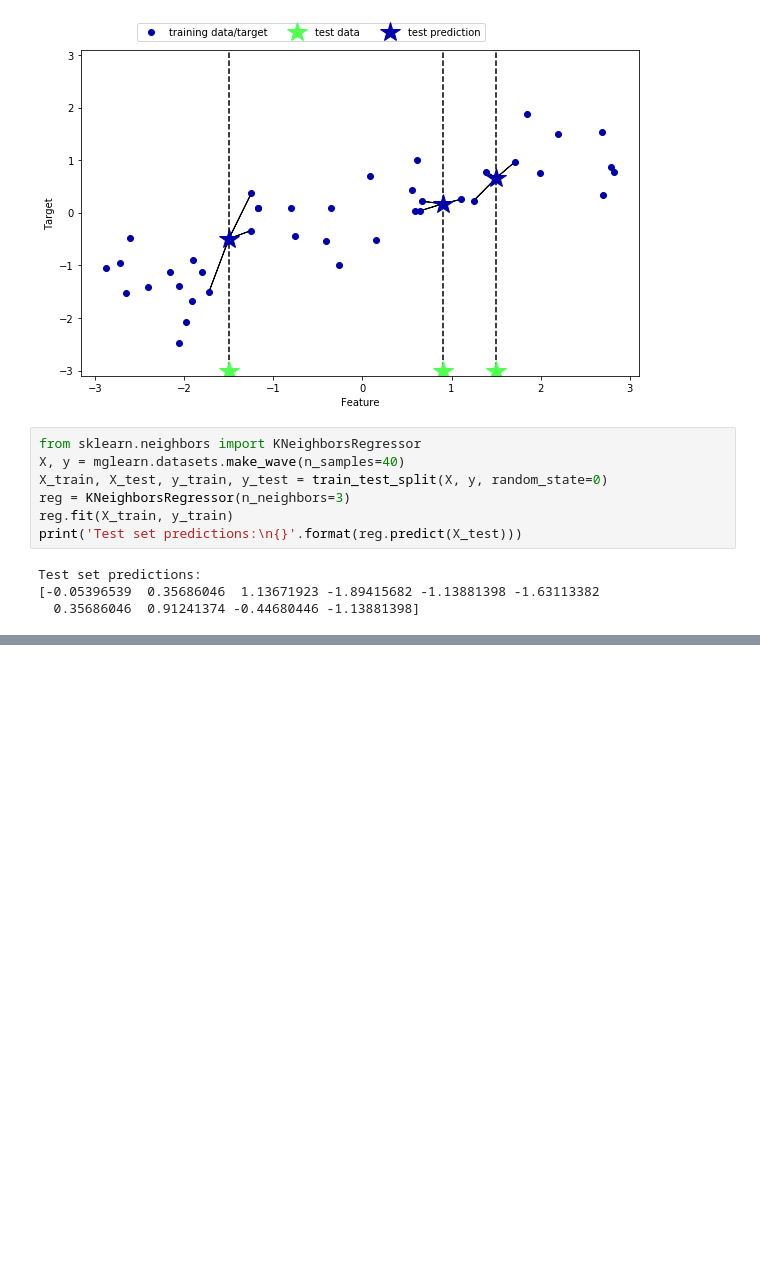
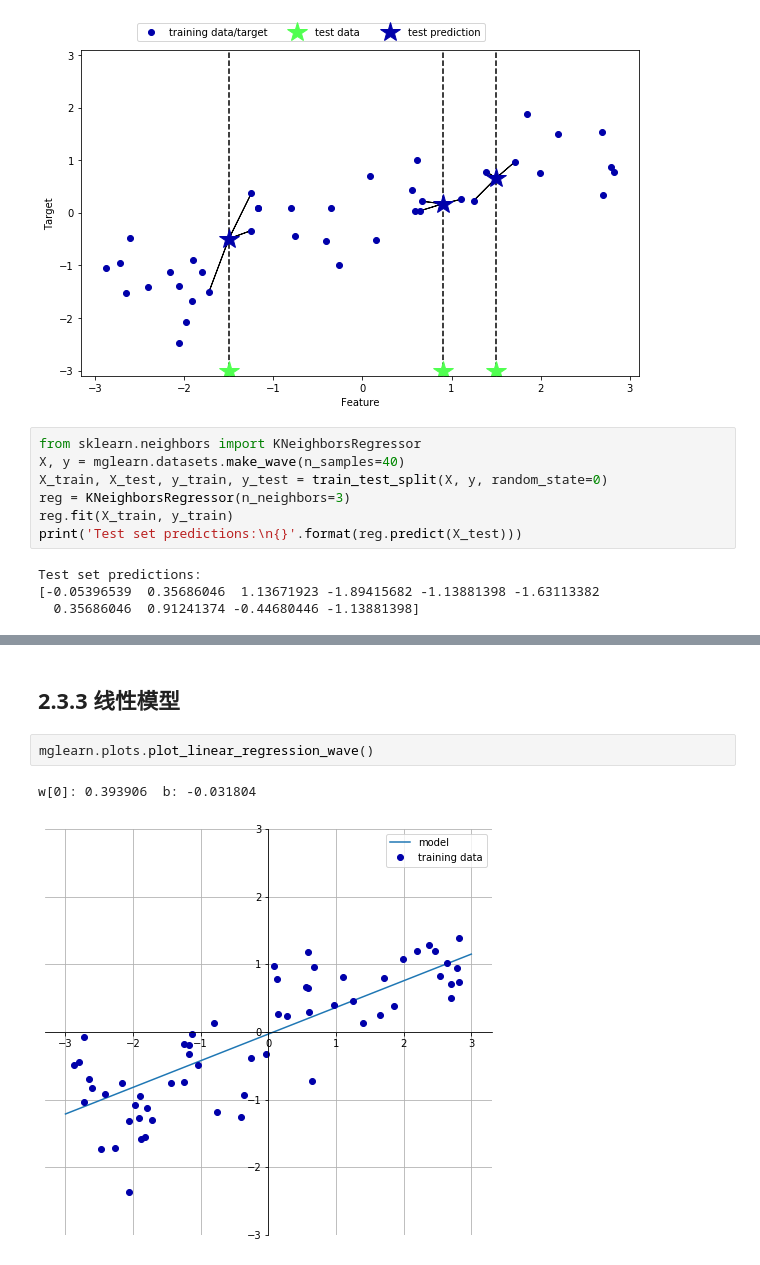
Before and after one commit to ZhangNeos/Scikit-Learn, a Jupyter notebook: 2. 监督学习.ipynb, the cells around one changed output, grey strips where cells are left out. Drawn from its saved outputs; the diff is of its cells as text; blank space fills up the shorter version.

```diff
--- a/2. 监督学习.ipynb
+++ b/2. 监督学习.ipynb
@@ -146,0 +166,7 @@ Test set predictions:
+# %% [markdown]
+## 2.3.3 线性模型
+# %%
+mglearn.plots.plot_linear_regression_wave()
+# %% [output]
+w[0]: 0.393906  b: -0.031804
+[figure, added]
```
Also changed, not shown: parts of 19 cells of this notebook.
